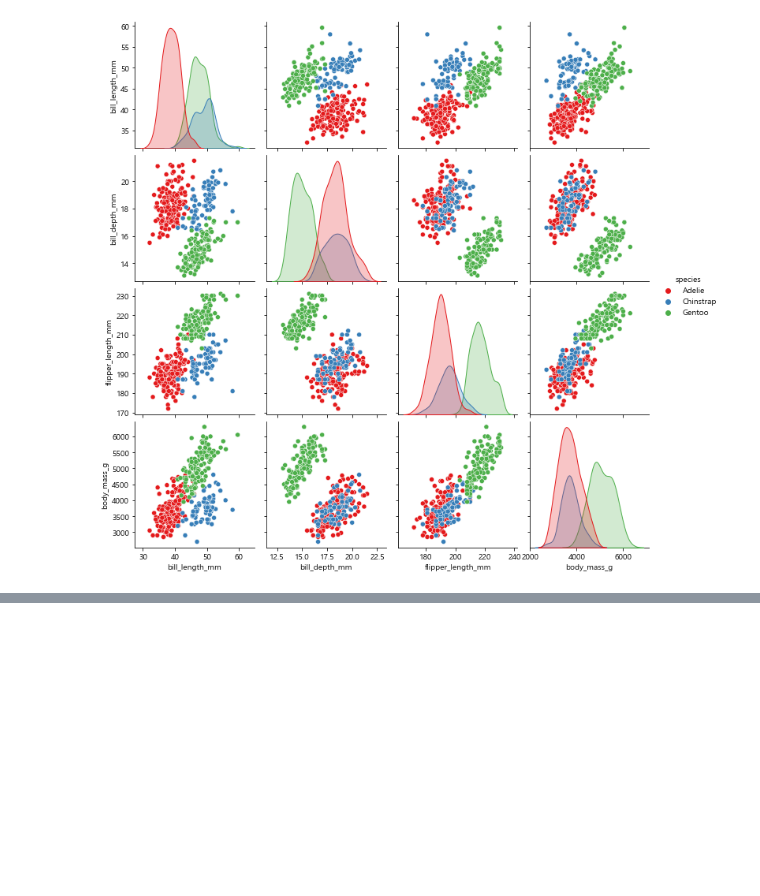
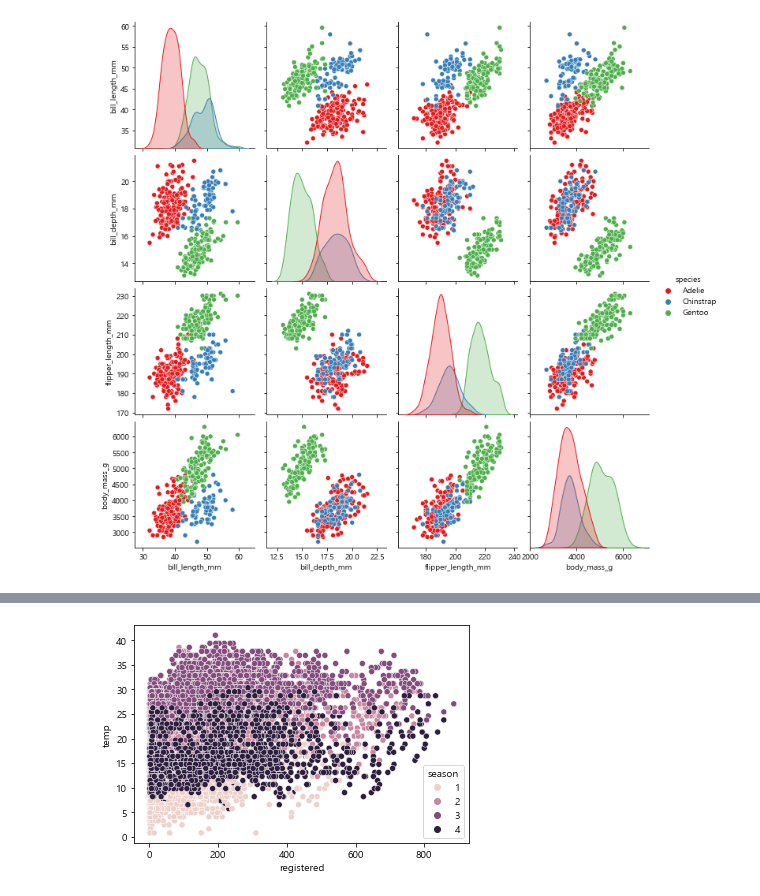
Before and after one commit to pillz9408/python, a Jupyter notebook: DataVisualize/seabornEx.ipynb, the cells around one changed output, grey strips where cells are left out. Cells and saved outputs as stored; diff of their text form; code cells hidden in the pictures; blank space fills up the shorter version.

```diff
--- a/DataVisualize/seabornEx.ipynb
+++ b/DataVisualize/seabornEx.ipynb
@@ -131,0 +209,5 @@ plt.show()
+# %%
+sns.scatterplot(data=bike,x='registered',y='temp',hue='season')
+plt.show()
+# %% [output]
+[figure, added]
```
Also changed, not shown: parts of 9 cells of this notebook, 1 other file.
